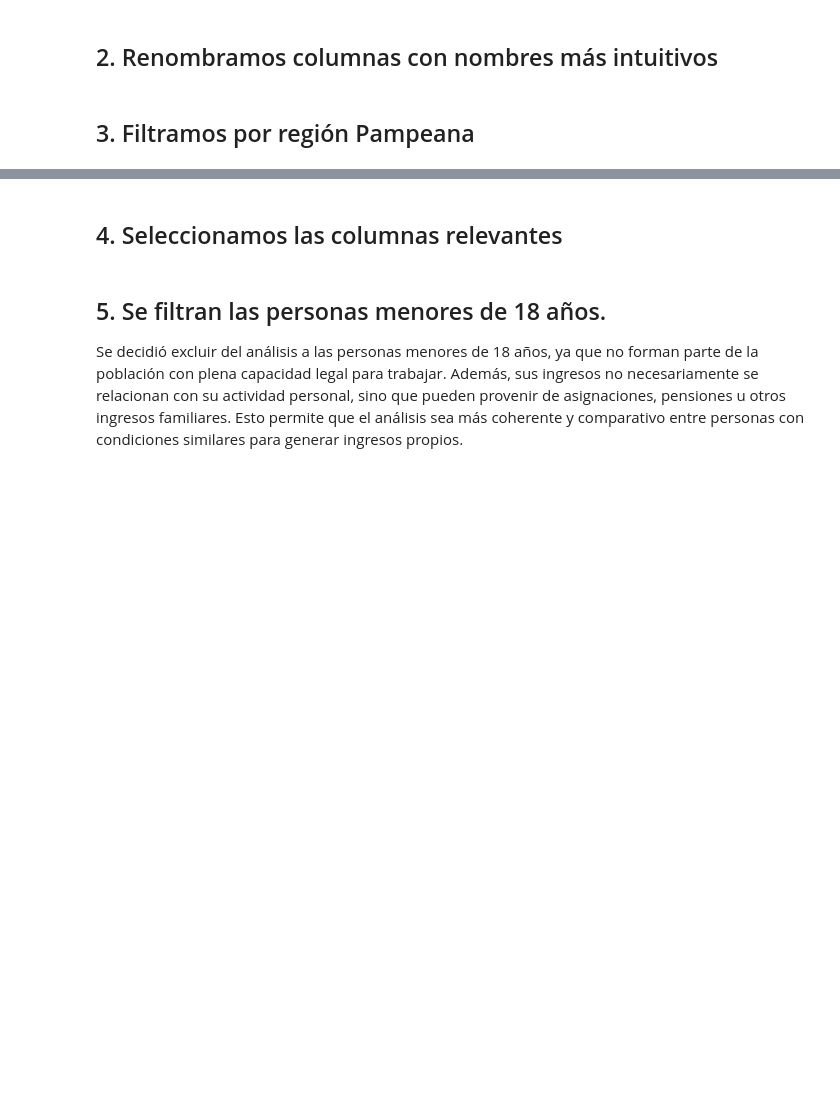
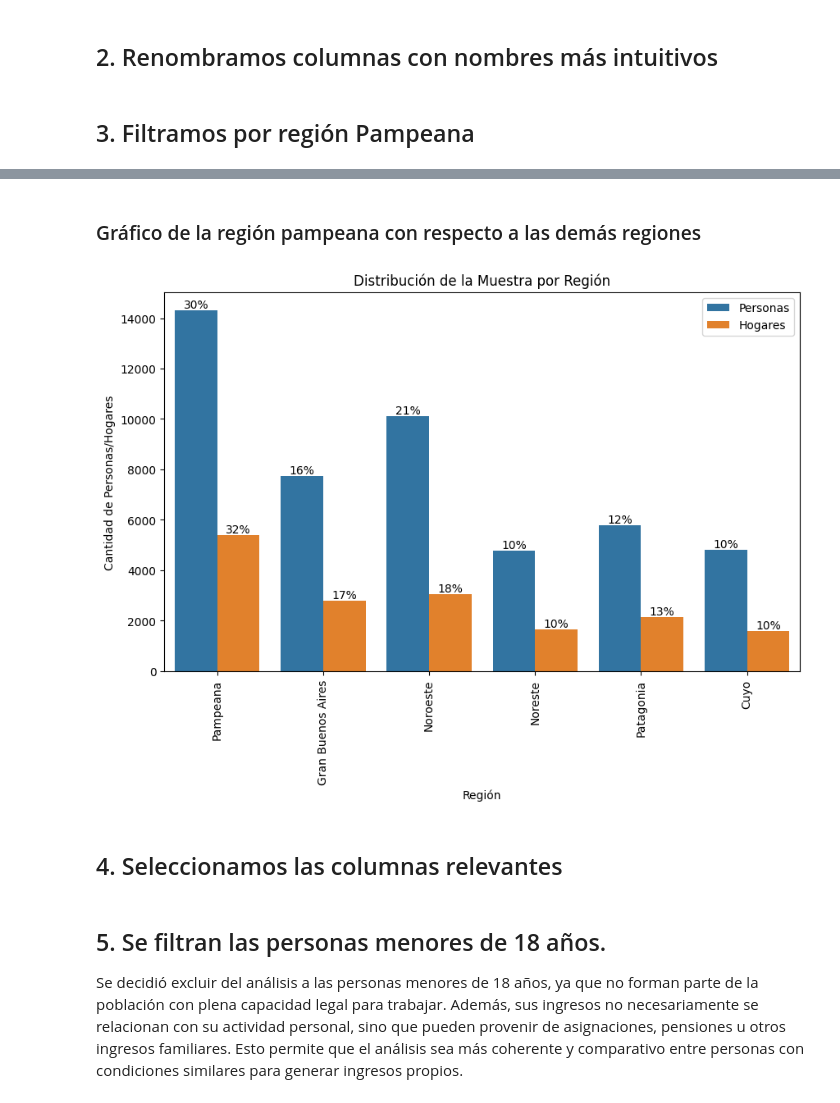
Before and after one commit to LMatiPerez/AnalisisDeDatosI_G5, a Jupyter notebook: procesamiento_bases.ipynb, the cells around one changed output, grey strips where cells are left out. Cells and saved outputs as stored; diff of their text form; code cells hidden in the pictures; blank space fills up the shorter version.

Commit message:
Gráficos de alcance

```diff
--- a/procesamiento_bases.ipynb
+++ b/procesamiento_bases.ipynb
@@ -115,3 +125,31 @@ hogares_fil_pam = hogares[hogares['region'] == 43]
+# %% [markdown]
+### Gráfico de la región pampeana con respecto a las demás regiones
+# %%
+from chart_utils import etiquetas_porcentaje_total
+plt.figure(figsize=(10,6))
+regiones = pd.DataFrame([
+    (1, "Gran Buenos Aires"),
+    (40, "Noroeste"),
+    (41, "Noreste"),
+    (42, "Cuyo"),
+    (43, "Pampeana"),
+    (44, "Patagonia")], columns=("region", "region_nombre"))
+personas_region = personas[['region']]
+hogares_region = hogares[['region']]
+personas_region.loc[:, "Tipo Registro"] = "Personas"
+hogares_region.loc[:, "Tipo Registro"] = "Hogares"
+aux = pd.merge(pd.concat([personas_region[["region", "Tipo Registro"]], hogares_region[["region", "Tipo Registro"]]]), regiones, on="region", how="inner")
+
+g=sns.countplot(aux, x="region_nombre", hue="Tipo Registro")
+etiquetas_porcentaje_total(g)
+plt.xticks(rotation=90)
+plt.legend(title="")
+plt.xlabel("Región")
+plt.ylabel("Cantidad de Personas/Hogares")
+plt.title("Distribución de la Muestra por Región")
+plt.show()
+# %% [output]
+[figure, added]
 # %% [markdown]
 ## 4. Seleccionamos las columnas relevantes
 # %%
```
Also changed, not shown: parts of 12 cells of this notebook, 1 other file.
